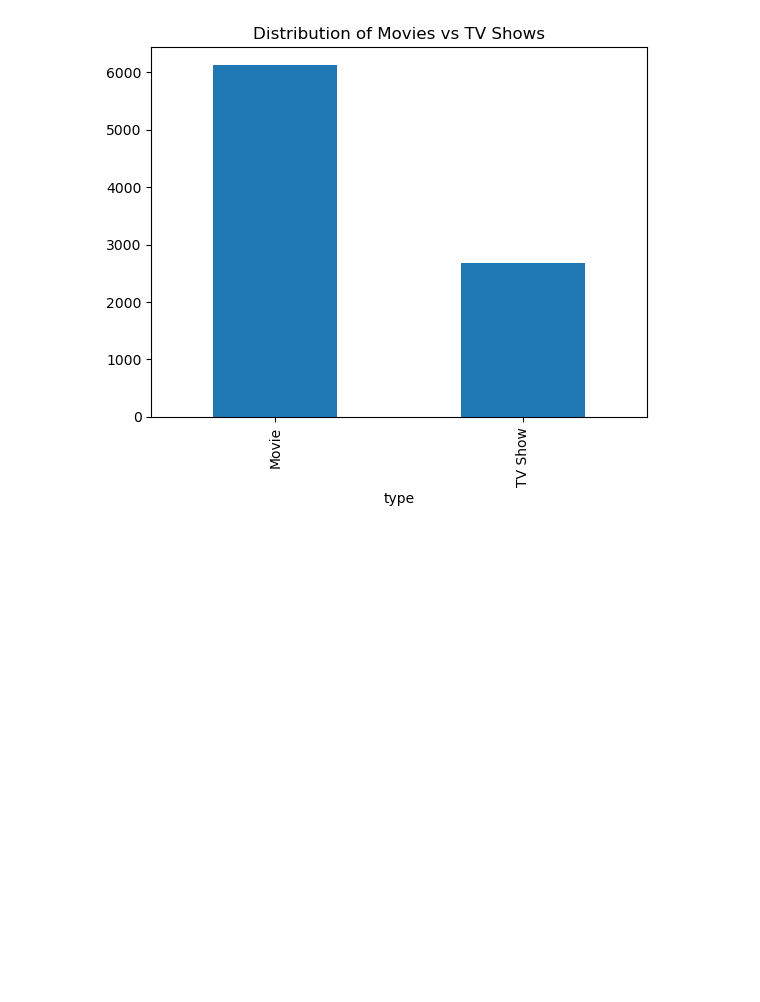
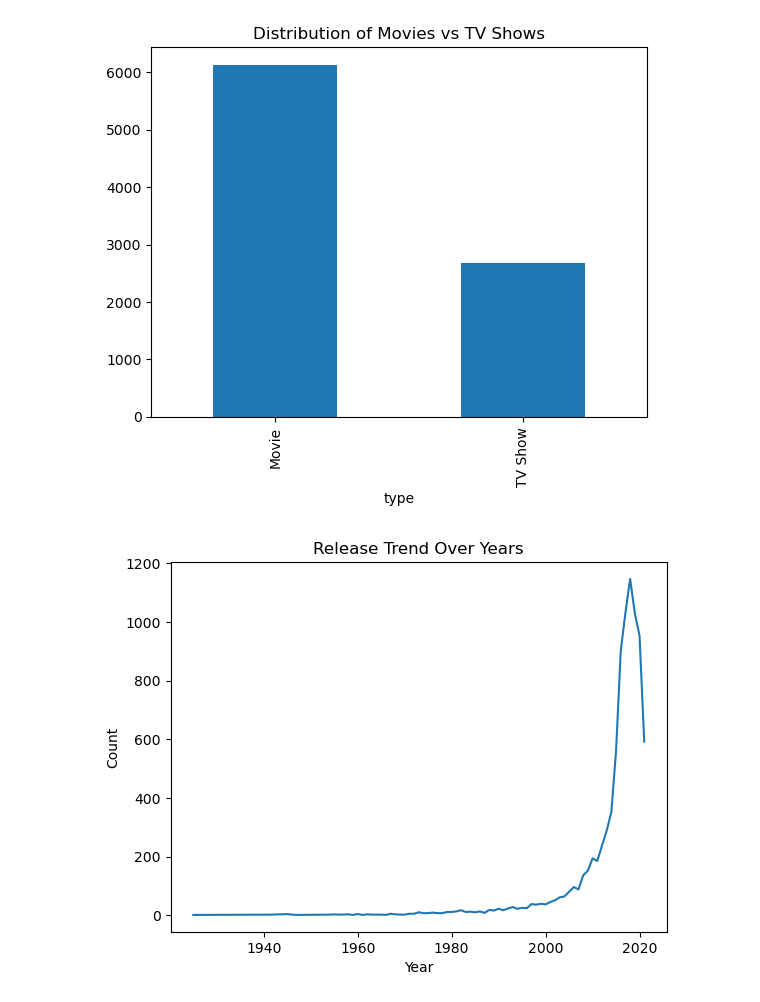
Before and after one commit to xuchiyu1/learning-python, a Jupyter notebook: eda/netflix/netflix_eda_day2.ipynb, the cells around one changed output. Cells and saved outputs as stored; diff of their text form; code cells hidden in the pictures; blank space fills up the shorter version.

Commit message:
Add files via upload
Netflix EDA - add statistics, missing analysis and trends

```diff
--- a/eda/netflix/netflix_eda_day2.ipynb
+++ b/eda/netflix/netflix_eda_day2.ipynb
@@ -98,8 +100,12 @@ plt.show()
 # %% [output]
 [figure]
 # %%
-## Findings
+year_counts = df['release_year'].value_counts().sort_index()
 
-- Most content type: ...
-- Missing values in: ...
-- Release year distribution: ...
+year_counts.plot()
+plt.title("Release Trend Over Years")
+plt.xlabel("Year")
+plt.ylabel("Count")
+plt.show()
+# %% [output]
+[figure, added]
```
Also changed, not shown: parts of 4 cells of this notebook.
